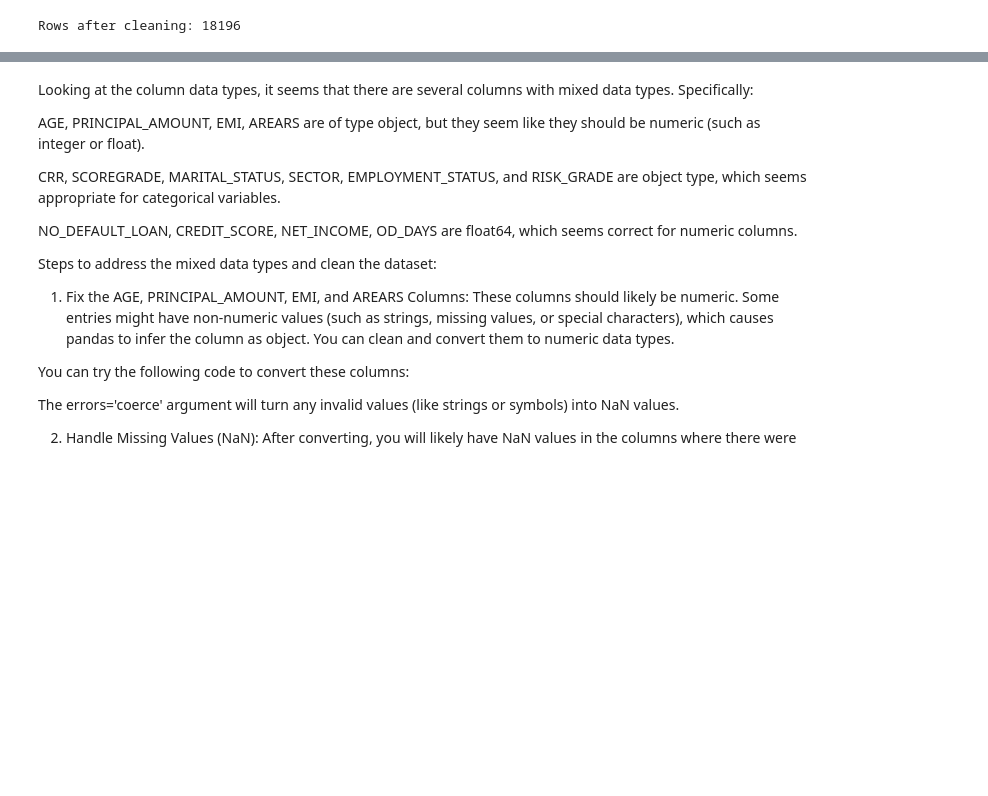
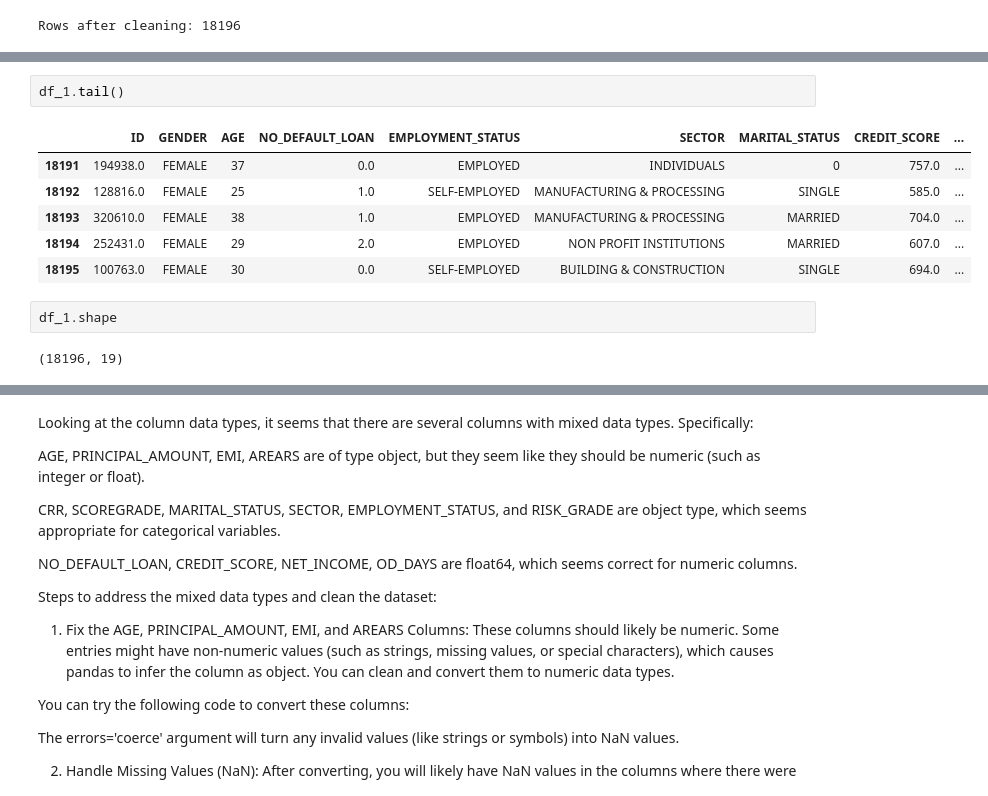
Before and after one commit to KaiFa254/SmartLender, a Jupyter notebook: notebooks/Betty.ipynb, the cells around one changed output, grey strips where cells are left out. Cells and saved outputs as stored; diff of their text form; blank space fills up the shorter version.

```diff
--- a/notebooks/Betty.ipynb
+++ b/notebooks/Betty.ipynb
@@ -116,2 +105,15 @@ print(df_cleaned.head(5))
+# %%
+df_1.tail()
+# %% [output]
+|  | ID | GENDER | AGE | NO_DEFAULT_LOAN | EMPLOYMENT_STATUS | SECTOR | MARITAL_STATUS | CREDIT_SCORE | ... |
+| 18191 | 194938.0 | FEMALE | 37 | 0.0 | EMPLOYED | INDIVIDUALS | 0 | 757.0 | ... |
+| 18192 | 128816.0 | FEMALE | 25 | 1.0 | SELF-EMPLOYED | MANUFACTURING & PROCESSING | SINGLE | 585.0 | ... |
+| 18193 | 320610.0 | FEMALE | 38 | 1.0 | EMPLOYED | MANUFACTURING & PROCESSING | MARRIED | 704.0 | ... |
+| 18194 | 252431.0 | FEMALE | 29 | 2.0 | EMPLOYED | NON PROFIT INSTITUTIONS | MARRIED | 607.0 | ... |
+| 18195 | 100763.0 | FEMALE | 30 | 0.0 | SELF-EMPLOYED | BUILDING & CONSTRUCTION | SINGLE | 694.0 | ... |
+# %%
+df_1.shape
+# %% [output]
+(18196, 19)
 # %%
 # Show the data types of all columns
```
Also changed, not shown: parts of 6 cells of this notebook.
